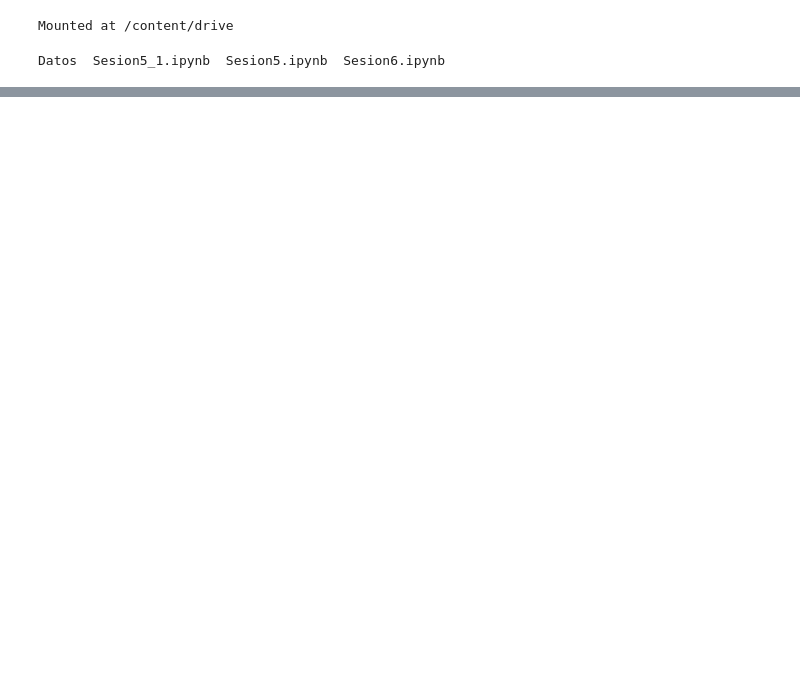
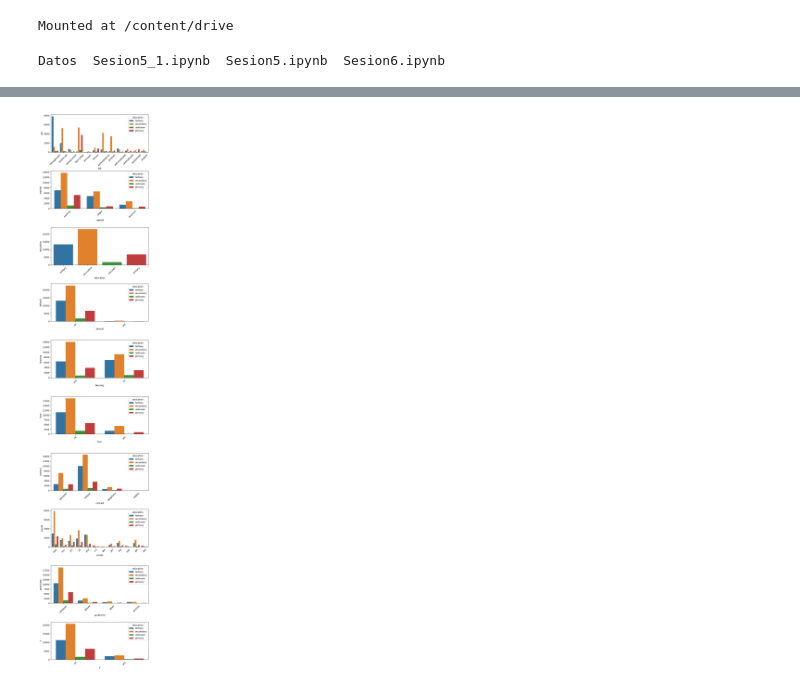
Before and after one commit to asegura4488/CienciaDatos, a Jupyter notebook: Semana3/Sesion6.ipynb, the cells around one changed output, grey strips where cells are left out. Cells and saved outputs as stored; diff of their text form; code cells hidden in the pictures; blank space fills up the shorter version.

```diff
--- a/Semana3/Sesion6.ipynb
+++ b/Semana3/Sesion6.ipynb
@@ -16,3 +16,6 @@ os.chdir('/content/drive/MyDrive/ColabNotebooks/Cursos/CursoCienciaDatos/Semana3
 !ls
 # %% [output]
 Datos  Sesion5_1.ipynb  Sesion5.ipynb  Sesion6.ipynb
+# %%
+data = pd.read_csv('Datos/BancoFinal.csv')
+data.shape
@@ -18,0 +44,2 @@ Datos  Sesion5_1.ipynb  Sesion5.ipynb  Sesion6.ipynb
+# %%
+col_cate = ['job','marital','education','default','housing','loan','contact','month','poutcome','y']
@@ -18,0 +48,10 @@ Datos  Sesion5_1.ipynb  Sesion5.ipynb  Sesion6.ipynb
+# %%
+fig, ax = plt.subplots(len(col_cate), 1, figsize=(8,45))
+fig.subplots_adjust(hspace=0.5)
+
+for i, col in enumerate(col_cate):
+  sns.countplot(x=col, data=data, ax=ax[i], hue='education')
+  ax[i].set_ylabel(col)
+  ax[i].set_xticklabels(ax[i].get_xticklabels(), rotation=45)
+# %% [output]
+[figure, added]
```
Also changed, not shown: parts of 3 cells of this notebook.
